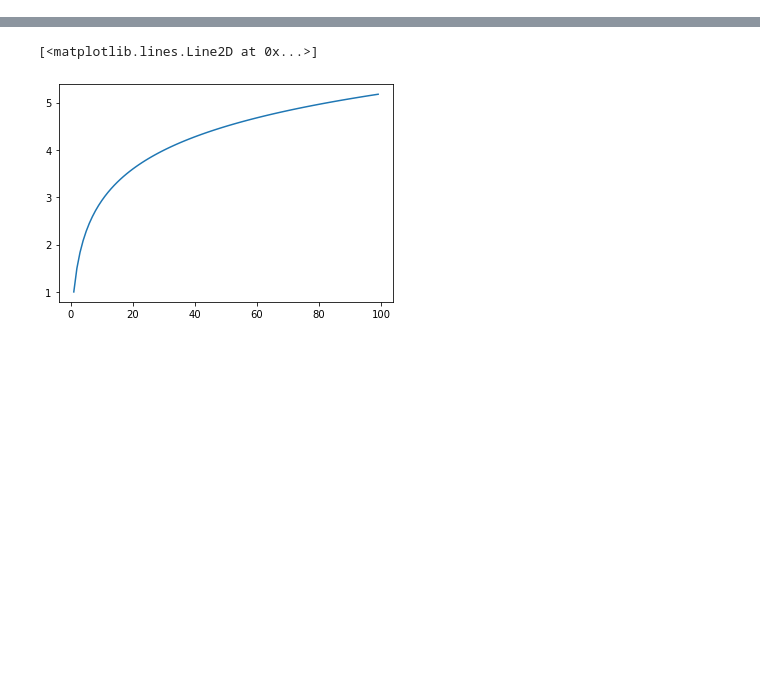
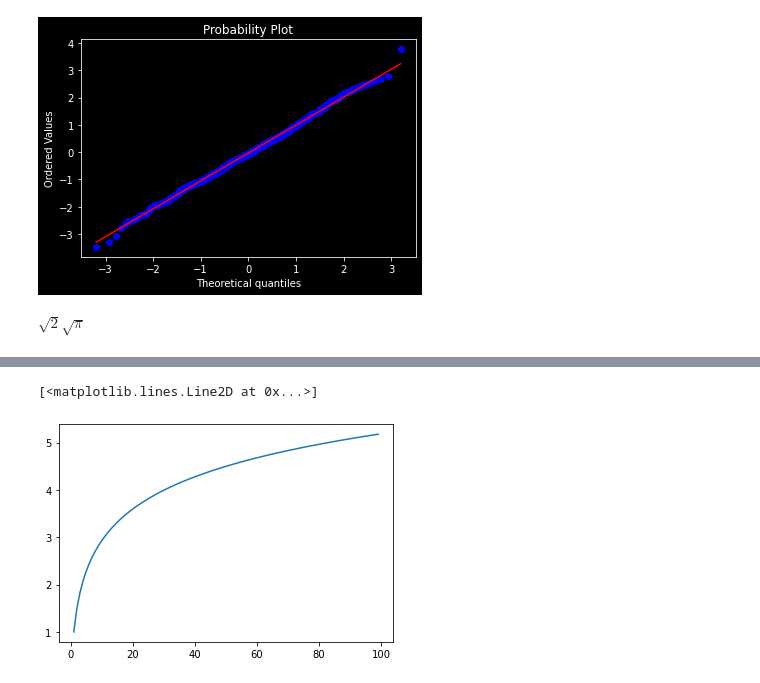
Before and after one commit to AtlanticP/ds, a Jupyter notebook: Untitled.ipynb, the cells around one changed output, grey strips where cells are left out. Cells and saved outputs as stored; diff of their text form; code cells hidden in the pictures; blank space fills up the shorter version.

```diff
--- a/Untitled.ipynb
+++ b/Untitled.ipynb
@@ -0,0 +86,15 @@
+# %%
+n, p = 10, 0.4
+k = 1000
+yy = []
+
+for n in range(1, k):
+    X_i = sts.bernoulli(p).rvs(n)
+    Y = X_i.sum()
+    y_norm = (Y-n*p)/(n*p*(1-p))**0.5
+    yy.append(y_norm)
+
+sts.probplot(yy, plot=plt)
+plt.show()
+# %% [output]
+[figure, added]
@@ -0,0 +103,5 @@
+# %%
+t = symbols('t')
+integrate(exp(-t**2/2), (t, -oo, oo))
+# %% [output]
+$\displaystyle \sqrt{2} \sqrt{\pi}$
```
Also changed, not shown: parts of 16 cells of this notebook, 6 other files.
